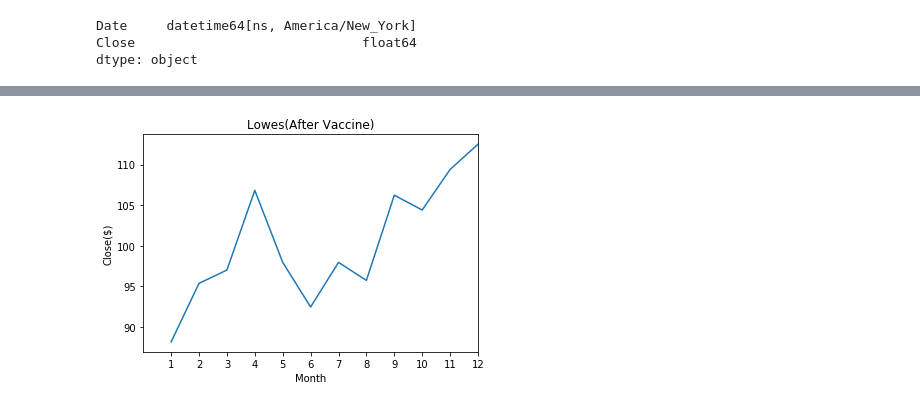
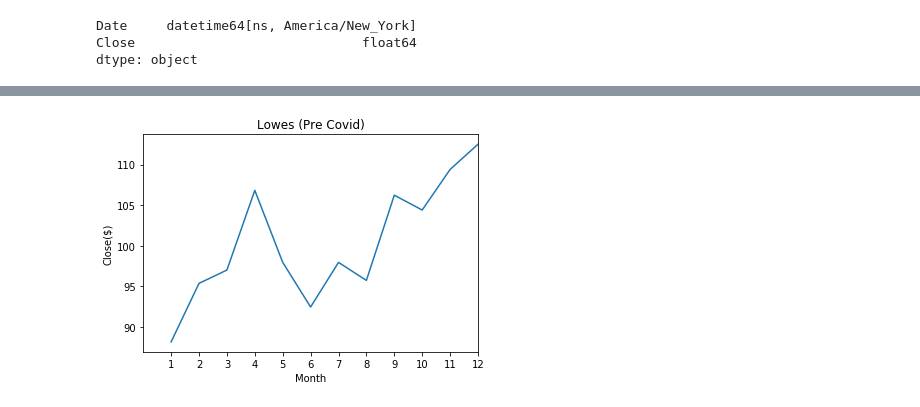
Before and after one commit to cjallow01/project-1, a Jupyter notebook: retail_covid_stocks.ipynb, the cells around one changed output, grey strips where cells are left out. Drawn from its saved outputs; the diff is of its cells as text; code cells hidden in the pictures.

```diff
--- a/retail_covid_stocks.ipynb
+++ b/retail_covid_stocks.ipynb
@@ -120,0 +98,3 @@ lowes_pre_covid_df.sort_values(by=['Date'])
+# %%
+lowes_pre_covid_df = lowes_data_df.loc[((lowes_data_df['Date'].dt.year == 2019))]
+lowes_pre_covid_df.sort_values(by=['Date'])
@@ -150,12 +144,12 @@ monthly_close_pre_covid_df
 # %%
 x = monthly_close_pre_covid_df['Month']
 y = monthly_close_pre_covid_df['Close']
 
 plt.plot(x, y)
 plt.xlim(0,12,1)
 plt.xticks(np.arange(min(x), max(x)+1, 1))
 plt.xlabel("Month")
 plt.ylabel("Close($)")
-plt.title("Lowes(After Vaccine)");
+plt.title("Lowes (Pre Covid)");
 # %% [output]
-[figure, old version]
+[figure, new version]
```
Also changed, not shown: parts of 32 cells of this notebook, 3 other files.
